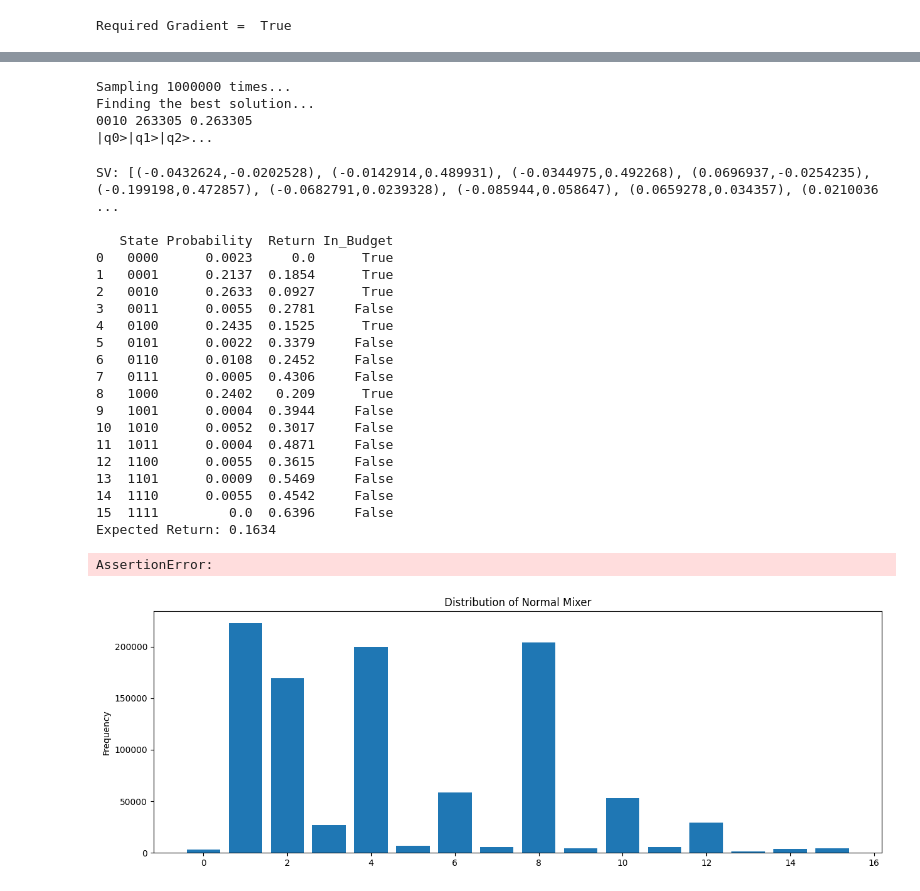
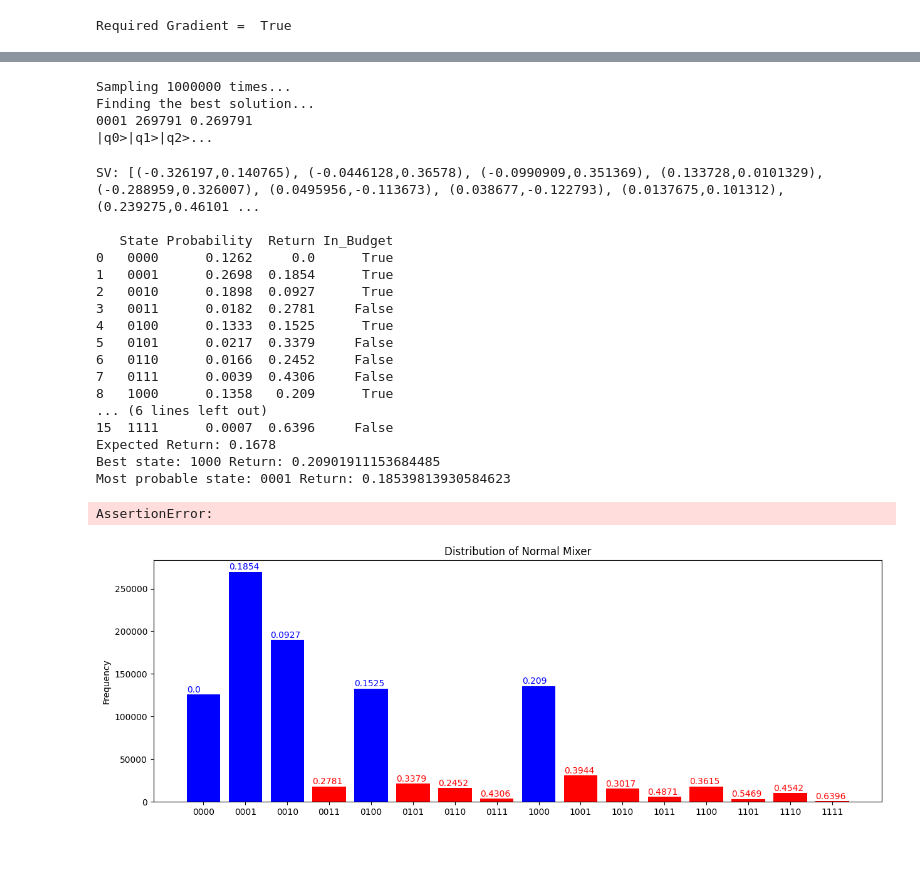
Before and after one commit to AndewNN/Quantum_Computing, a Jupyter notebook: CUDA/PO_QAOA.ipynb, the cells around one changed output, grey strips where cells are left out. Saved outputs shown, nothing was run; the diff lists cells and outputs as text; code cells hidden in the pictures; blank space fills up the shorter version.

```diff
--- a/CUDA/PO_QAOA.ipynb
+++ b/CUDA/PO_QAOA.ipynb
@@ -220,20 +193,13 @@ idx = 3
 layer_count = 5
 
 parameter_count = layer_count * 2
-
-optimizer1 = cudaq.optimizers.NelderMead()
-optimizer2 = cudaq.optimizers.COBYLA()
-optimizer3 = cudaq.optimizers.SPSA()
-optimizer4 = cudaq.optimizers.Adam()
-optimizer5 = cudaq.optimizers.GradientDescent()
-
-optimizer = [optimizer1, optimizer2, optimizer3, optimizer4, optimizer5][idx]
-optimizer_names = ["Nelder-Mead", "COBYLA", "SPSA", "Adam", "GradientDescent"]
-optimizer_name = optimizer_names[idx]
-FIND_GRAD = True if optimizer.requires_gradients() else False
+optimizer, optimizer_name, FIND_GRAD = get_optimizer(idx)
 
 optimizer.max_iterations = 1000
 
+
 optimizer.initial_parameters = np.random.uniform(-np.pi / 8, np.pi / 8, parameter_count)
 print("Initial parameters = ", optimizer.initial_parameters)
+
+ansatz_fixed_param = (int(n_qubit), layer_count, idx_1_use, coeff_1_use, idx_2_a_use, idx_2_b_use, coeff_2_use)
 # %% [output]
@@ -245,7 +211,7 @@ expectations = []
 
 def cost_func(parameters):
     # return cudaq.observe(kernel_qaoa, H, n_qubit, layer_count, parameters, 0).expectation()
-    return cudaq.observe(kernel_qaoa_ham, H, n_qubit, layer_count, parameters, idx_1_use, coeff_1_use, idx_2_a_use, idx_2_b_use, coeff_2_use).expectation()
+    return cudaq.observe(kernel_qaoa_X, H, parameters, *ansatz_fixed_param).expectation()
 
 def objective(parameters):
     expectation = cost_func(parameters)
@@ -285,7 +251,7 @@ Time taken =  1.7232887744903564
 shots_count = int(1e6)
 print(f"Sampling {shots_count} times...")
 # result = cudaq.sample(kernel_qaoa, int(n_qubit), layer_count, optimal_parameters, 0, shots_count=shots_count)
-result = cudaq.sample(kernel_qaoa_ham, int(n_qubit), layer_count, optimal_parameters, idx_1_use, coeff_1_use, idx_2_a_use, idx_2_b_use, coeff_2_use, shots_count=shots_count)
+result = cudaq.sample(kernel_qaoa_X, optimal_parameters, *ansatz_fixed_param, shots_count=shots_count)
 
 print("Finding the best solution...")
 idx_b2 = result.most_probable()
@@ -299,18 +265,24 @@ print("|q0>|q1>|q2>...")
 # %% [output]
 Sampling 1000000 times...
 Finding the best solution...
-0010 263305 0.263305
+0001 269791 0.269791
 |q0>|q1>|q2>...
 # %%
-state = cudaq.get_state(kernel_qaoa_ham, int(n_qubit), layer_count, optimal_parameters, idx_1_use, coeff_1_use, idx_2_a_use, idx_2_b_use, coeff_2_use)
+state = cudaq.get_state(kernel_qaoa_X, optimal_parameters, *ansatz_fixed_param)
 print(state)
 
 rows = []
 col = ["State", "Probability", "Return", "In_Budget"]
 ret_sum = 0
+state_best, return_best = "", 0
+state_high, return_high = result.most_probable(), 0
 for i in range(len(state)):
     bb = bin(i)[2:].zfill(n_qubit)
     ret, in_bud = state_to_return(bb, B, C, data_ret, data_p)
+    if in_bud and ret > return_best:
+        state_best, return_best = bb, ret
+    if state_high == bb:
+        return_high = ret
     prob = abs(state[i])**2
     # print(bb, "\t", round(abs(state[i])**2, 4), "\t", round(ret, 4))
     al = np.array([bb, round(abs(state[i])**2, 4), round(ret, 4), in_bud])
@@ -322,28 +294,30 @@ df = pd.DataFrame(rows, columns=col)
 print(df)
 print("Expected Return:", round(ret_sum, 4))
 
+colorr = ["blue" if in_bud == "True" else "red" for in_bud in df["In_Budget"]]
+ex_ret = df["Return"].to_numpy()
 # print(len(state))
+
+print("Best state:", state_best, "Return:", return_best)
+print("Most probable state:", state_high, "Return:", return_high)
 # %% [output]
-SV: [(-0.0432624,-0.0202528), (-0.0142914,0.489931), (-0.0344975,0.492268), (0.0696937,-0.0254235), (-0.199198,0.472857), (-0.0682791,0.0239328), (-0.085944,0.058647), (0.0659278,0.034357), (0.0210036 ...
+SV: [(-0.326197,0.140765), (-0.0446128,0.36578), (-0.0990909,0.351369), (0.133728,0.0101329), (-0.288959,0.326007), (0.0495956,-0.113673), (0.038677,-0.122793), (0.0137675,0.101312), (0.239275,0.46101 ...
 
    State Probability  Return In_Budget
-0   0000      0.0023     0.0      True
-1   0001      0.2137  0.1854      True
-2   0010      0.2633  0.0927      True
-3   0011      0.0055  0.2781     False
-4   0100      0.2435  0.1525      True
-5   0101      0.0022  0.3379     False
-6   0110      0.0108  0.2452     False
-7   0111      0.0005  0.4306     False
-8   1000      0.2402   0.209      True
-9   1001      0.0004  0.3944     False
-10  1010      0.0052  0.3017     False
-11  1011      0.0004  0.4871     False
-12  1100      0.0055  0.3615     False
-13  1101      0.0009  0.5469     False
-14  1110      0.0055  0.4542     False
-15  1111         0.0  0.6396     False
-Expected Return: 0.1634
+0   0000      0.1262     0.0      True
+1   0001      0.2698  0.1854      True
+2   0010      0.1898  0.0927      True
+3   0011      0.0182  0.2781     False
+4   0100      0.1333  0.1525      True
+5   0101      0.0217  0.3379     False
+6   0110      0.0166  0.2452     False
+7   0111      0.0039  0.4306     False
+8   1000      0.1358   0.209      True
+... (6 lines left out)
+15  1111      0.0007  0.6396     False
+Expected Return: 0.1678
+Best state: 1000 Return: 0.20901911153684485
+Most probable state: 0001 Return: 0.18539813930584623
 # %%
 assert False
 # %% [output]
@@ -354,18 +328,27 @@ for i in result:
     result_final[int(i, 2)] = result[i]
 # %%
 # plt.figure(figsize=(100, 15))
+x = np.arange(2**n_qubit)
 plt.figure(figsize=(15, 5))
+
 # plt.bar(range(2**qubit_count), list(result.values()))
-plt.bar(range(2**n_qubit), result_final)
+plt.bar(range(2**n_qubit), result_final, color=colorr)
 # plt.bar(range(int(2**(n_qubit-3)*0.1)), result_final[2**(n_qubit-3)*4:int(2**(n_qubit-3)*4.1)])
 plt.ylabel('Frequency')
 plt.title('Distribution of Normal Mixer')
 # plt.gca().set_xticklabels([])
 # plt.xticks(rotation=90)
 # plt.xticks(visible=False)
+# plt.xticks(xlocs, xlabs)
+plt.xticks(x, [f"{i:0{n_qubit}b}" for i in x])
+xlocs, xlabs = plt.xticks()
+# print(xlocs, xlabs)
+for i, s in enumerate(ex_ret):
+    plt.text(xlocs[i]-0.4, result_final[i]+shots_count/400, s, color=colorr[i])
+
 plt.show()
 # %% [output]
-[figure, old version]
+[figure, new version]
 # %%
 plt.figure(figsize=(20, 10))
 for i in range(len(optimizer_names)):
```
Also changed, not shown: parts of 10 cells of this notebook, 3 other files.
